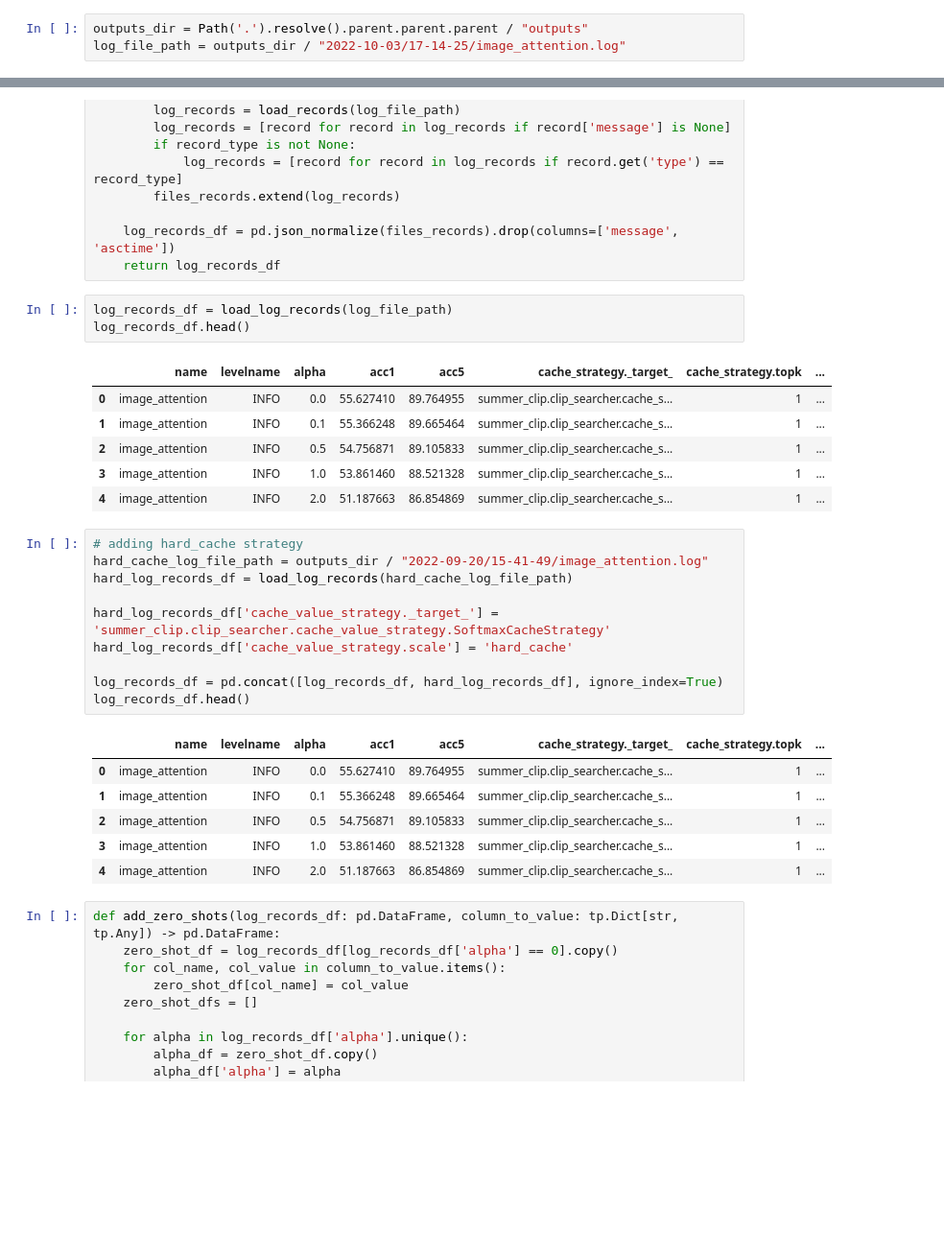
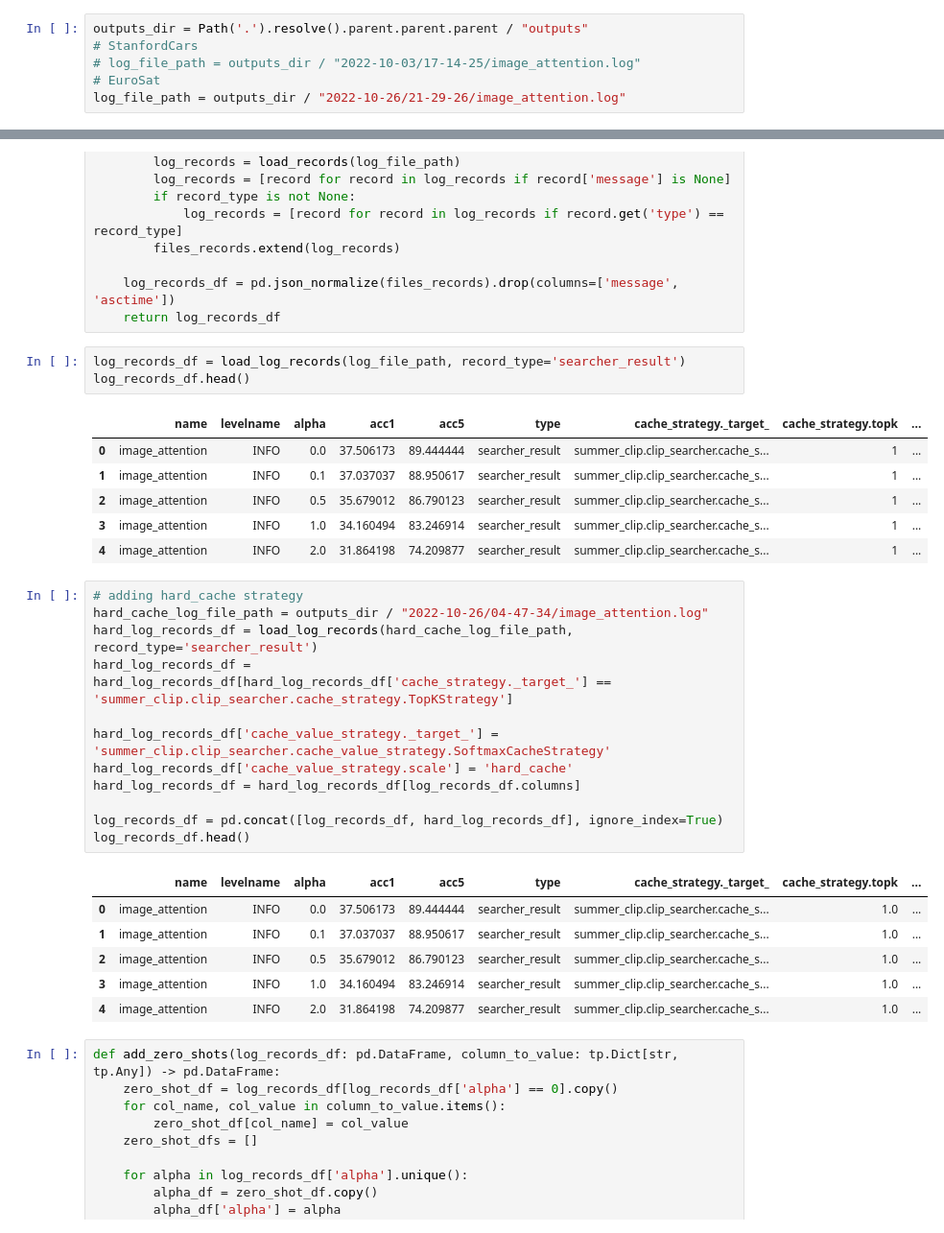
Before and after one commit to myrachins/summer-clip, a Jupyter notebook: summer_clip/clip_searcher/runs_analysis/result_tables.ipynb, the cells around one changed output, grey strips where cells are left out. Shown at 96% size. Cells and saved outputs as stored; diff of their text form; blank space fills up the shorter version.

```diff
--- a/summer_clip/clip_searcher/runs_analysis/result_tables.ipynb
+++ b/summer_clip/clip_searcher/runs_analysis/result_tables.ipynb
@@ -9,7 +9,10 @@ import seaborn as sns
 import matplotlib.pyplot as plt
 # %%
 outputs_dir = Path('.').resolve().parent.parent.parent / "outputs"
-log_file_path = outputs_dir / "2022-10-03/17-14-25/image_attention.log"
+# StanfordCars
+# log_file_path = outputs_dir / "2022-10-03/17-14-25/image_attention.log"
+# EuroSat
+log_file_path = outputs_dir / "2022-10-26/21-29-26/image_attention.log"
 # %%
 def load_records(log_path: Path) -> tp.List[tp.Dict[str, tp.Any]]:
     with open(log_path) as f:
@@ -27,32 +30,34 @@ def load_log_records(*log_files_paths: Path, record_type: tp.Optional[str] = Non
     log_records_df = pd.json_normalize(files_records).drop(columns=['message', 'asctime'])
     return log_records_df
 # %%
-log_records_df = load_log_records(log_file_path)
+log_records_df = load_log_records(log_file_path, record_type='searcher_result')
 log_records_df.head()
 # %% [output]
-|  | name | levelname | alpha | acc1 | acc5 | cache_strategy._target_ | cache_strategy.topk | ... |
-| 0 | image_attention | INFO | 0.0 | 55.627410 | 89.764955 | summer_clip.clip_searcher.cache_s... | 1 | ... |
-| 1 | image_attention | INFO | 0.1 | 55.366248 | 89.665464 | summer_clip.clip_searcher.cache_s... | 1 | ... |
-| 2 | image_attention | INFO | 0.5 | 54.756871 | 89.105833 | summer_clip.clip_searcher.cache_s... | 1 | ... |
-| 3 | image_attention | INFO | 1.0 | 53.861460 | 88.521328 | summer_clip.clip_searcher.cache_s... | 1 | ... |
-| 4 | image_attention | INFO | 2.0 | 51.187663 | 86.854869 | summer_clip.clip_searcher.cache_s... | 1 | ... |
+|  | name | levelname | alpha | acc1 | acc5 | type | cache_strategy._target_ | cache_strategy.topk | ... |
+| 0 | image_attention | INFO | 0.0 | 37.506173 | 89.444444 | searcher_result | summer_clip.clip_searcher.cache_s... | 1 | ... |
+| 1 | image_attention | INFO | 0.1 | 37.037037 | 88.950617 | searcher_result | summer_clip.clip_searcher.cache_s... | 1 | ... |
+| 2 | image_attention | INFO | 0.5 | 35.679012 | 86.790123 | searcher_result | summer_clip.clip_searcher.cache_s... | 1 | ... |
+| 3 | image_attention | INFO | 1.0 | 34.160494 | 83.246914 | searcher_result | summer_clip.clip_searcher.cache_s... | 1 | ... |
+| 4 | image_attention | INFO | 2.0 | 31.864198 | 74.209877 | searcher_result | summer_clip.clip_searcher.cache_s... | 1 | ... |
 # %%
 # adding hard_cache strategy
-hard_cache_log_file_path = outputs_dir / "2022-09-20/15-41-49/image_attention.log"
-hard_log_records_df = load_log_records(hard_cache_log_file_path)
+hard_cache_log_file_path = outputs_dir / "2022-10-26/04-47-34/image_attention.log"
+hard_log_records_df = load_log_records(hard_cache_log_file_path, record_type='searcher_result')
+hard_log_records_df = hard_log_records_df[hard_log_records_df['cache_strategy._target_'] == 'summer_clip.clip_searcher.cache_strategy.TopKStrategy']
 
 hard_log_records_df['cache_value_strategy._target_'] = 'summer_clip.clip_searcher.cache_value_strategy.SoftmaxCacheStrategy'
 hard_log_records_df['cache_value_strategy.scale'] = 'hard_cache'
+hard_log_records_df = hard_log_records_df[log_records_df.columns]
 
 log_records_df = pd.concat([log_records_df, hard_log_records_df], ignore_index=True)
 log_records_df.head()
 # %% [output]
-|  | name | levelname | alpha | acc1 | acc5 | cache_strategy._target_ | cache_strategy.topk | ... |
-| 0 | image_attention | INFO | 0.0 | 55.627410 | 89.764955 | summer_clip.clip_searcher.cache_s... | 1 | ... |
-| 1 | image_attention | INFO | 0.1 | 55.366248 | 89.665464 | summer_clip.clip_searcher.cache_s... | 1 | ... |
-| 2 | image_attention | INFO | 0.5 | 54.756871 | 89.105833 | summer_clip.clip_searcher.cache_s... | 1 | ... |
-| 3 | image_attention | INFO | 1.0 | 53.861460 | 88.521328 | summer_clip.clip_searcher.cache_s... | 1 | ... |
-| 4 | image_attention | INFO | 2.0 | 51.187663 | 86.854869 | summer_clip.clip_searcher.cache_s... | 1 | ... |
+|  | name | levelname | alpha | acc1 | acc5 | type | cache_strategy._target_ | cache_strategy.topk | ... |
+| 0 | image_attention | INFO | 0.0 | 37.506173 | 89.444444 | searcher_result | summer_clip.clip_searcher.cache_s... | 1.0 | ... |
+| 1 | image_attention | INFO | 0.1 | 37.037037 | 88.950617 | searcher_result | summer_clip.clip_searcher.cache_s... | 1.0 | ... |
+| 2 | image_attention | INFO | 0.5 | 35.679012 | 86.790123 | searcher_result | summer_clip.clip_searcher.cache_s... | 1.0 | ... |
+| 3 | image_attention | INFO | 1.0 | 34.160494 | 83.246914 | searcher_result | summer_clip.clip_searcher.cache_s... | 1.0 | ... |
+| 4 | image_attention | INFO | 2.0 | 31.864198 | 74.209877 | searcher_result | summer_clip.clip_searcher.cache_s... | 1.0 | ... |
 # %%
 def add_zero_shots(log_records_df: pd.DataFrame, column_to_value: tp.Dict[str, tp.Any]) -> pd.DataFrame:
     zero_shot_df = log_records_df[log_records_df['alpha'] == 0].copy()
```
Also changed, not shown: parts of 4 cells of this notebook.
